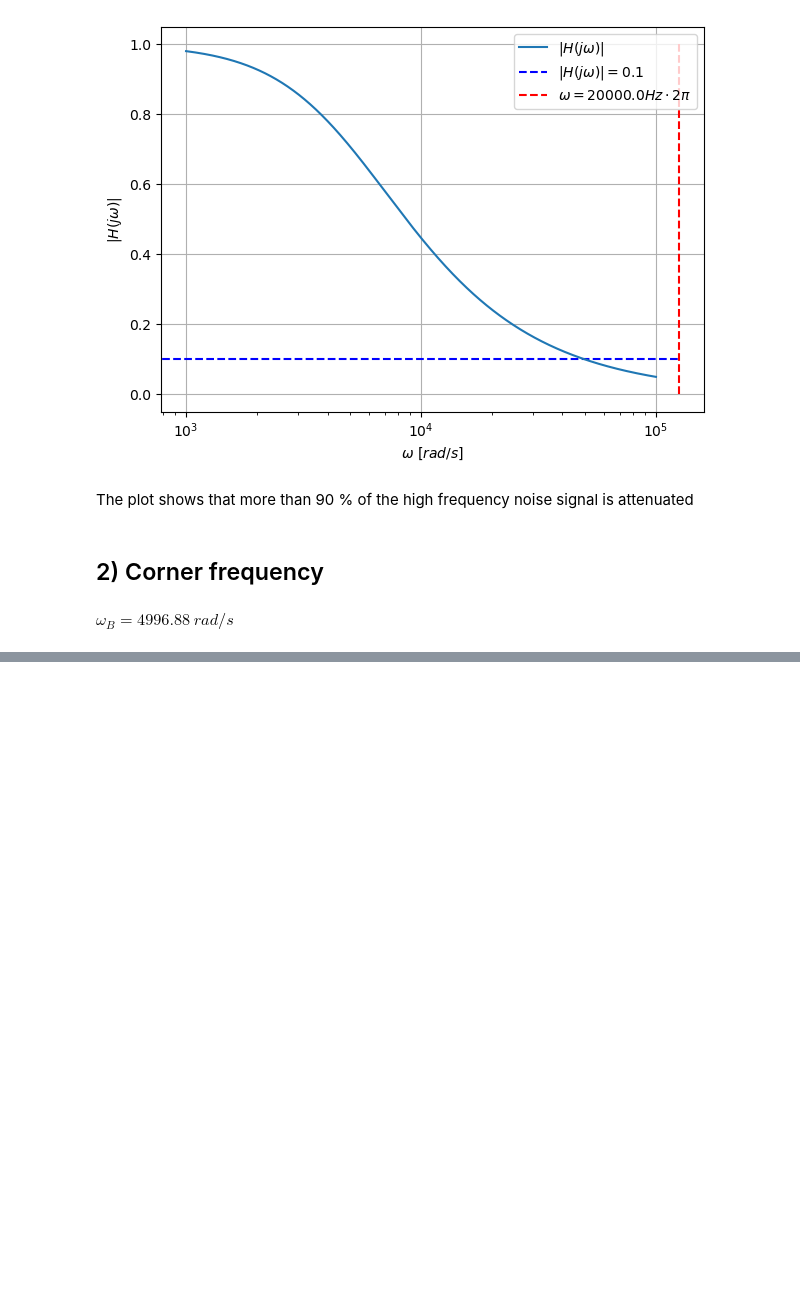
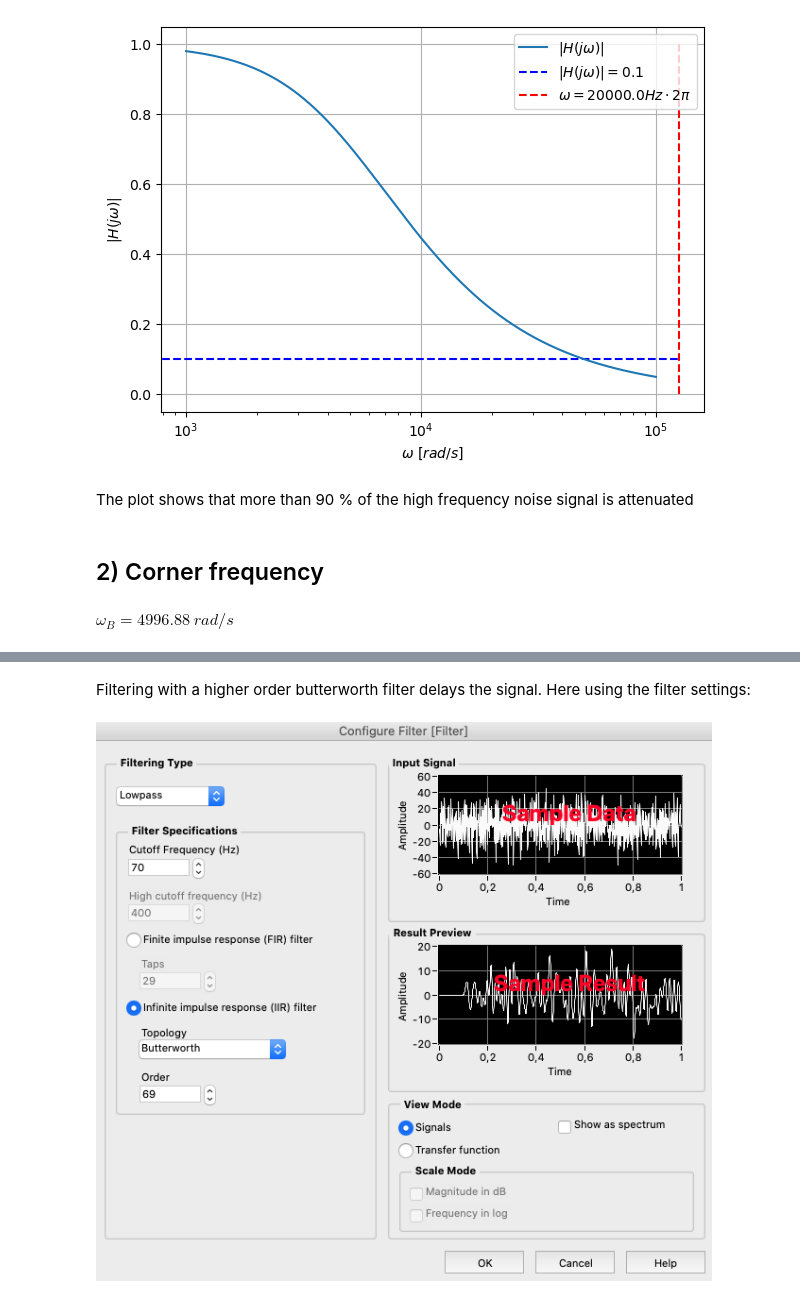
Before and after one commit to robotengineer123/ControlHomework, a Jupyter notebook: SensorHW/HW6/HW6.ipynb, the cells around one changed output, grey strips where cells are left out. Saved outputs shown, nothing was run; the diff lists cells and outputs as text; code cells hidden in the pictures; blank space fills up the shorter version.

```diff
--- a/SensorHW/HW6/HW6.ipynb
+++ b/SensorHW/HW6/HW6.ipynb
@@ -134,0 +143,6 @@ $\omega_B=4996.88 \: rad/s$
+# %% [markdown]
+Filtering with a higher order butterworth filter delays the signal. Here using the filter settings:
+# %%
+Image('filter_settings.png')
+# %% [output]
+[figure, added]
```
Also changed, not shown: parts of 16 cells of this notebook, 16 other files.
